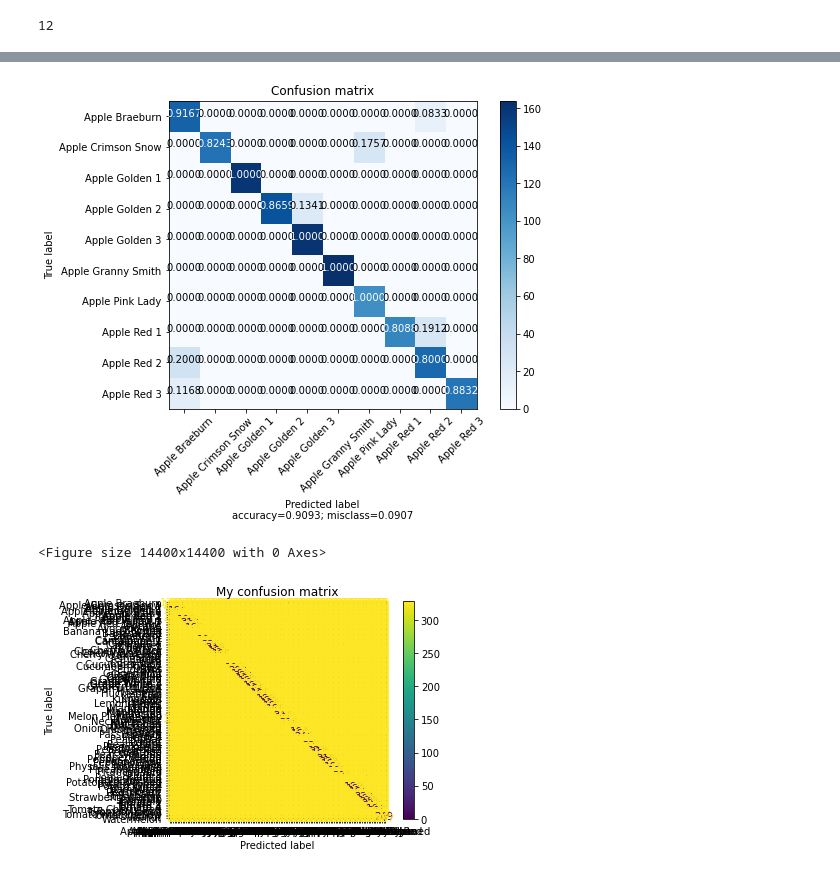
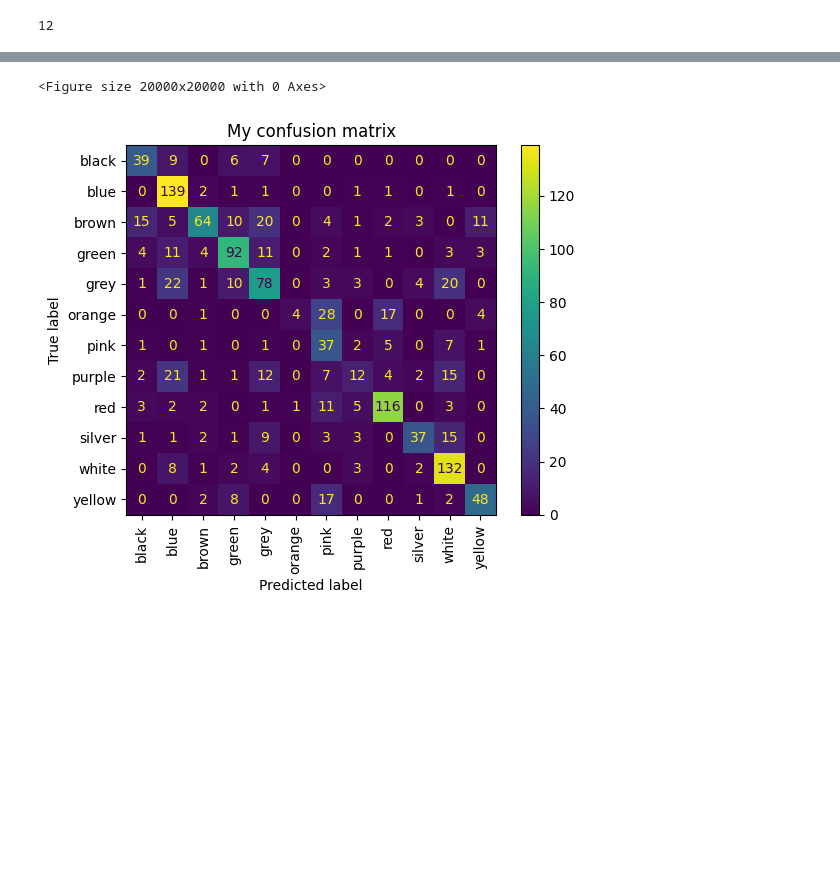
Before and after one commit to KepplerCat/ai_labs, a Jupyter notebook: Lab3.ipynb, the cells around one changed output, grey strips where cells are left out. Saved outputs shown, nothing was run; the diff lists cells and outputs as text; code cells hidden in the pictures; blank space fills up the shorter version.

```diff
--- a/Lab3.ipynb
+++ b/Lab3.ipynb
@@ -82,3 +79,16 @@ test_loader = DataLoader(test_dataset, batch_size=batch_size)
+# %%
+classes = {n: cls for n,cls in enumerate(os.listdir(DATA_PATH))}
+classes_invert = {value:key for key, value in classes.items() }
+
+batch_size = 64
+dataset = ColorDataset(DATA_PATH, transform)
+
+train_size = int(0.8 * len(dataset))
+test_size = len(dataset) - train_size
+train_dataset, test_dataset = torch.utils.data.random_split(dataset, [train_size, test_size])
+
+train_loader = DataLoader(train_dataset, batch_size=batch_size)
+test_loader = DataLoader(test_dataset, batch_size=batch_size)
 # %%
 for x,y in train_loader:
     print(x.shape)
@@ -183,7 +187,7 @@ def train(dataloader, model, loss_fn, op_fn, epoch):
         acc = val(model, test_loader)
         print('accuracy', acc)
 
-        torch.save(model, f'color_classifaer_{epoch}_{acc}.pt')
+        torch.save(model, f'CNN_color_classifier_{epoch}_epo_{acc}_acc.pt')
 # %%
-train(train_loader, model, loss_function, optimizator, 5)
+train(train_loader, model, loss_function, optimizator, 6)
 # %% [output]
@@ -216,7 +279,7 @@ labels = []
 
 for x,y in test_loader:
     y = y.to('cpu').numpy()
-    pred = torch.argmax(model(x.to(device)), dim=1).to('cpu').numpy()
+    pred = torch.argmax(model(x.to("cpu")), dim=1).to('cpu').numpy()
     predicts.append(pred)
     labels.append(y)
 
@@ -319,17 +301,14 @@ plot_confusion_matrix(cm, tuple(classes.values()))
-# %%
-plot_confusion_matrix(cm[:10,:10], tuple(classes.values())[:10])
-# %% [output]
-[figure, removed]
 # %%
 from sklearn.metrics import ConfusionMatrixDisplay
 import matplotlib.pyplot as plt
 
 plt.figure(figsize=(200,200))
-cm = confusion_matrix(labels, predicts)
+cm = confusion_matrix(labels, predicts, labels=tuple(classes.keys()))
 disp = ConfusionMatrixDisplay(confusion_matrix=cm, display_labels=tuple(classes.values()))
 disp.plot()
 plt.title("My confusion matrix")
+plt.xticks(rotation=90)
 plt.show()
 # %% [output]
-<Figure size 14400x14400 with 0 Axes>
+<Figure size 20000x20000 with 0 Axes>
-[figure, old version]
+[figure, new version]
```
Also changed, not shown: parts of 24 cells of this notebook.
